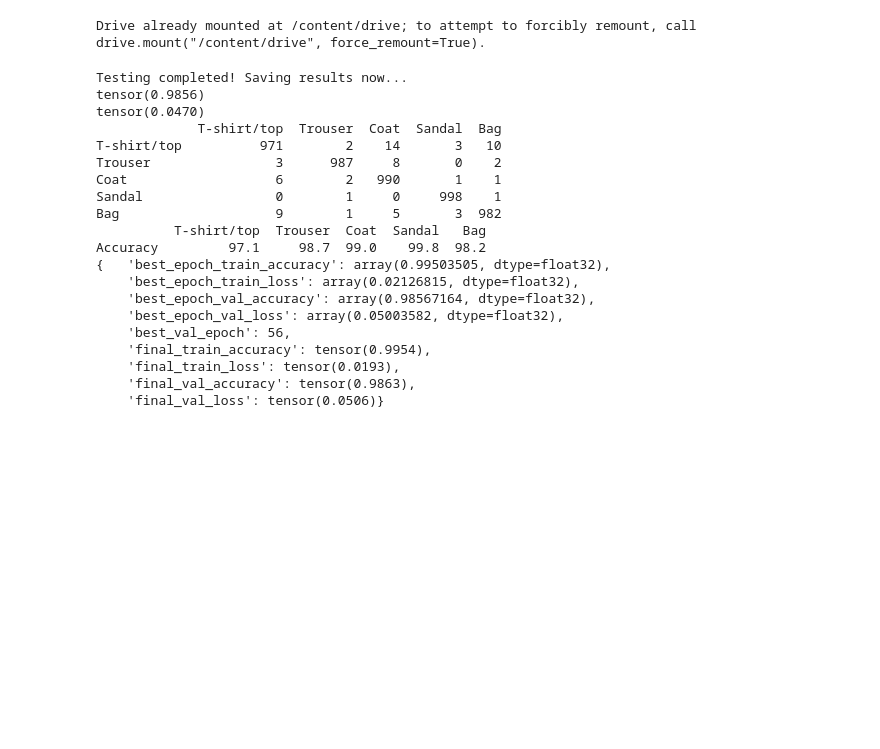
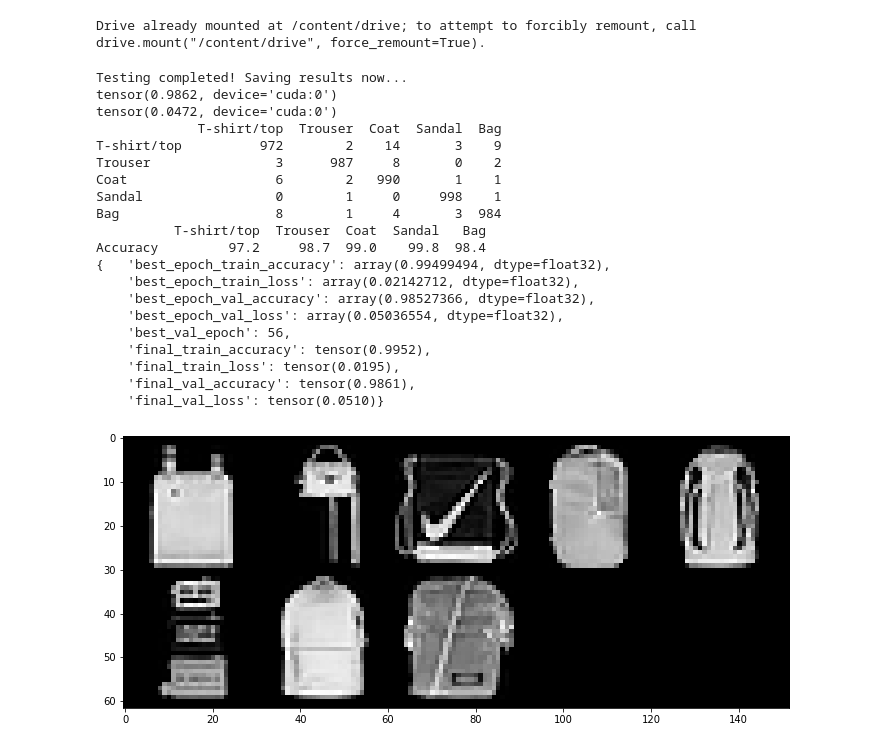
Before and after one commit to akshatgoel92/torch-visualize, a Jupyter notebook: src/3_1.ipynb, the cells around one changed output. Cells and saved outputs as stored; diff of their text form; code cells hidden in the pictures; blank space fills up the shorter version.

```diff
--- a/src/3_1.ipynb
+++ b/src/3_1.ipynb
@@ -431,14 +432,14 @@ def load_checkpoint(question_no, model_num):
 from sklearn.metrics import confusion_matrix
 import pandas as pd
 
-def get_confusion_matrix(pred_list, lbl_list, question_no, model_num, dest_path='/content/drive/MyDrive/1_results'):
+def get_confusion_matrix(pred_list, lbl_list, X_test, question_no, model_num, dest_path='/content/drive/MyDrive/1_results'):
     '''
     Evaluate model on the test set
     '''
     cols = ['T-shirt/top', 'Trouser', 'Coat', 'Sandal', 'Bag']
     rows = ['T-shirt/top', 'Trouser', 'Coat', 'Sandal', 'Bag']
 
-    conf_mat=confusion_matrix(lbl_list.numpy(), pred_list.numpy())
+    conf_mat=confusion_matrix(lbl_list.cpu().numpy(), pred_list.cpu().numpy())
     cf = pd.DataFrame(conf_mat)
     cf.columns = cols
     cf.index = rows
@@ -455,3 +456,10 @@ def get_confusion_matrix(pred_list, lbl_list, question_no, model_num, dest_path=
 
     ca.to_csv(os.path.join(dest_path, 'class_accuracies_{}_{}.csv'.format(question_no, model_num)))
     print(ca)
+
+
+    mistakes = [i for i, (lbl, pred) in enumerate(zip(lbl_list, pred_list)) if lbl != pred]
+
+    mistake_imgs = X_test[mistakes]
+
+    return(mistakes, mistake_imgs, lbl_list, pred_list, X_test)
@@ -458,3 +494,29 @@ def get_confusion_matrix(pred_list, lbl_list, question_no, model_num, dest_path=
+# %%
+def get_confusion_indices(labels, preds, X_test, label, pred, dest_path='/content/drive/MyDrive/1_results'):
+  '''
+  Get indices of all misclassified samples corresponding
+  to a particular cell in the confusion in the confusion matrix
+  '''
+  # Create target tuple that we are looking for
+  target = (label, pred)
+
+  # Create list to iterate over
+  label_pred_combos = list(zip(labels.cpu().numpy(), preds.cpu().numpy()))
+
+  # Get the relevant indices
+  confusion_indices = [i for i, combo in enumerate(label_pred_combos) if combo == target]
+
+  # Get relevant images
+  X_confusion = X_test[confusion_indices]
+
+  # Construct file name
+  file_name = 'confusion_img_' + str(label) + '_' + str(pred)
+
+  # Show and save relevant images
+  show_images(img=X_confusion, path=os.path.join(dest_path, file_name))
+
+  # Return statement
+  return(X_confusion)
 # %%
 def execute_train_pipeline(question_no, model_num, test):
     '''
@@ -466,11 +528,13 @@ def execute_train_pipeline(question_no, model_num, test):
     if test:
 
       # First make the confusion matrix
-      get_confusion_matrix(*results, question_no, model_num)
+      results = get_confusion_matrix(*results, question_no, model_num)
 
       # Next store the
       final_results = get_results(question_no, model_num)
 
       pp = pprint.PrettyPrinter(indent=4)
       pp.pprint(final_results)
+
+    return(results)
 # %%
@@ -478,23 +542,27 @@ train_results = execute_train_pipeline(question_no=1, model_num=10, test=False)
 # %%
-test_results = execute_train_pipeline(question_no=1, model_num=10, test=True)
+mistakes, mistake_imgs, lbl_list, pred_list, X_test = execute_train_pipeline(question_no=1, model_num=10, test=True)
 # %% [output]
 Testing completed! Saving results now...
-tensor(0.9856)
-tensor(0.0470)
+tensor(0.9862, device='cuda:0')
+tensor(0.0472, device='cuda:0')
              T-shirt/top  Trouser  Coat  Sandal  Bag
-T-shirt/top          971        2    14       3   10
+T-shirt/top          972        2    14       3    9
 Trouser                3      987     8       0    2
 Coat                   6        2   990       1    1
 Sandal                 0        1     0     998    1
-Bag                    9        1     5       3  982
+Bag                    8        1     4       3  984
           T-shirt/top  Trouser  Coat  Sandal   Bag
-Accuracy         97.1     98.7  99.0    99.8  98.2
-{   'best_epoch_train_accuracy': array(0.99503505, dtype=float32),
-    'best_epoch_train_loss': array(0.02126815, dtype=float32),
-    'best_epoch_val_accuracy': array(0.98567164, dtype=float32),
-    'best_epoch_val_loss': array(0.05003582, dtype=float32),
+Accuracy         97.2     98.7  99.0    99.8  98.4
+{   'best_epoch_train_accuracy': array(0.99499494, dtype=float32),
+    'best_epoch_train_loss': array(0.02142712, dtype=float32),
+    'best_epoch_val_accuracy': array(0.98527366, dtype=float32),
+    'best_epoch_val_loss': array(0.05036554, dtype=float32),
     'best_val_epoch': 56,
-    'final_train_accuracy': tensor(0.9954),
-    'final_train_loss': tensor(0.0193),
-    'final_val_accuracy': tensor(0.9863),
-    'final_val_loss': tensor(0.0506)}
+    'final_train_accuracy': tensor(0.9952),
+    'final_train_loss': tensor(0.0195),
+    'final_val_accuracy': tensor(0.9861),
+    'final_val_loss': tensor(0.0510)}
+# %%
+get_confusion_indices(lbl_list, pred_list, X_test, 4, 0)
+# %% [output]
+[figure, added]
```
Also changed, not shown: parts of 10 cells of this notebook, 1 other file.
